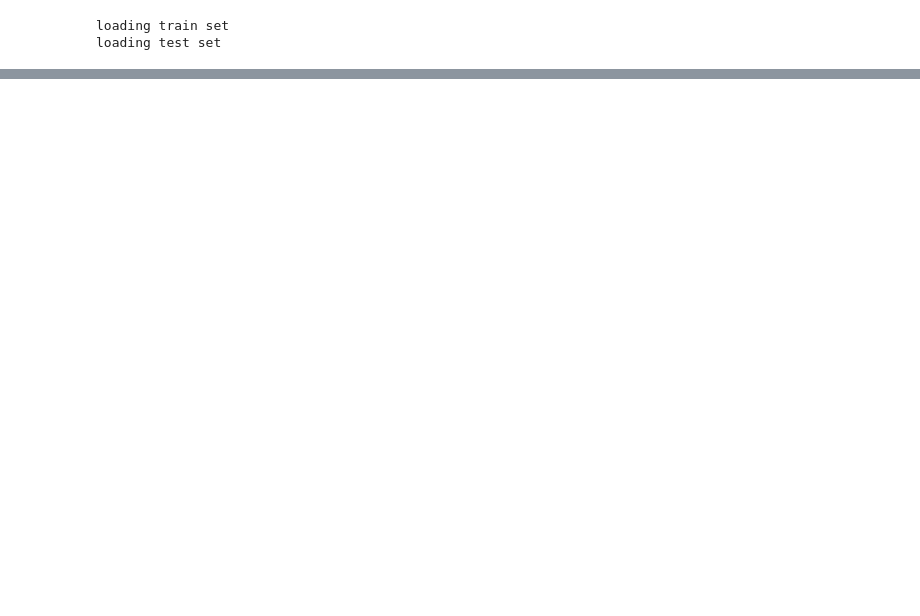
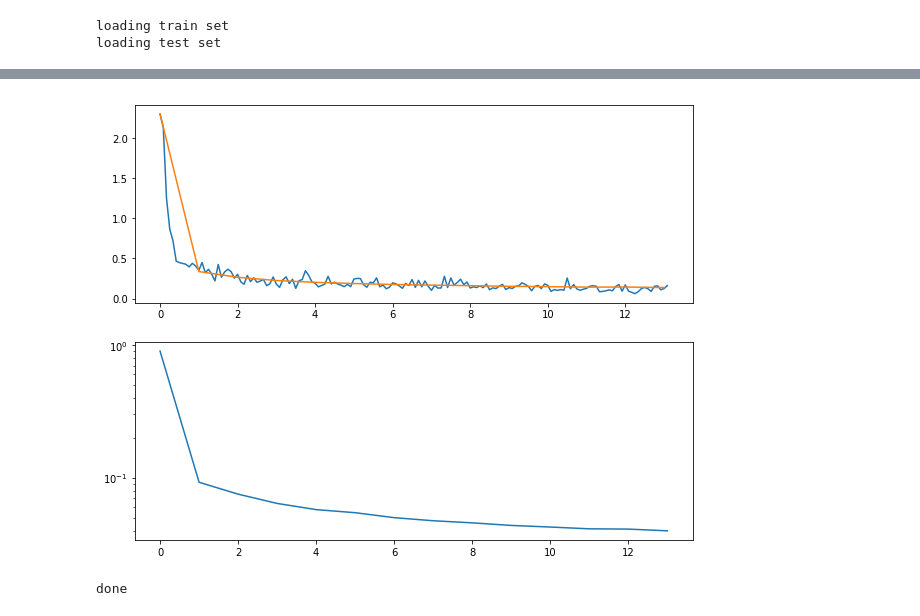
Before and after one commit to agerasev/neural, a Jupyter notebook: digits.ipynb, the cells around one changed output, grey strips where cells are left out. Saved outputs shown, nothing was run; the diff lists cells and outputs as text; code cells hidden in the pictures; blank space fills up the shorter version.

```diff
--- a/digits.ipynb
+++ b/digits.ipynb
@@ -77,5 +88,2 @@ layers = [Bias(sx), Sigmoid(), Affine(sx, sh), Bias(sh), Sigmoid(), Affine(sh, s
 links = [(i - 1, i) for i in range(len(layers))] + [(len(layers) - 1, -1)]
 net = Net(layers, links)
-# %%
-y, m = net.feed_mem(train_images[0].reshape(-1))
-print(y)
@@ -85,5 +89,0 @@ print(y)
-# %%
-grad = net.newgrad()
-dx = net.backprop(grad, m, y)
-print(dx)
-net.learn(grad)
@@ -97,7 +90,9 @@ def shuffle_set(labels, images):
 # %%
 epoch = 0
 pos = 0
-smooth_loss = 0.0
+smooth_loss = None
+train_history, test_history = [[], []], [[], [], []]
 # %%
 batch_size = 10
-learning_rate = 3e-1
+learning_rate = 1e-2
+optim = SGD(learning_rate)
@@ -210,0 +99,56 @@ for digit in range(10):
+# %%
+done = False
+def signal_handler(signal, frame):
+    global done
+    done = True
+signal.signal(signal.SIGINT, signal_handler)
+
+while not done:
+    if pos == 0:
+        _train_labels, _train_images = shuffle_set(train_labels, train_images)
+
+    grad = net.newgrad()
+    loss = 0.0
+    for label, image in zip(_train_labels[pos:pos+batch_size], _train_images[pos:pos+batch_size]):
+        y, m = net.feed_mem(image.reshape(-1))
+        smy = softmax(y)
+        dy = ce_softmax_deriv(smy, label)
+        net.backprop(grad, m, dy)
+        loss += ce_loss(smy, label)
+    optim.learn(net, grad, batch_size=batch_size)
+    loss /= batch_size
+
+    if smooth_loss is None:
+        smooth_loss = loss
+    smooth_loss = 0.9*smooth_loss + 0.1*loss
+    fepoch = epoch + pos/train_labels.shape[0]
+
+    if pos == 0:
+        loss = 0.0
+        accuracy = 0
+        for label, image in zip(test_labels, test_images):
+            y = net.feed(image.reshape(-1))
+            smy = softmax(y)
+            loss += ce_loss(smy, label)
+            accuracy += (np.argmax(y) == label)
+        loss /= test_labels.shape[0]
+        accuracy /= test_labels.shape[0]
+        test_history[0].append(fepoch)
+        test_history[1].append(loss)
+        test_history[2].append(1.0 - accuracy)
+
+    if (pos//batch_size) % 500 == 0:
+        train_history[0].append(fepoch)
+        train_history[1].append(smooth_loss)
+        clear_output(wait=True)
+        plot(train_history, test_history)
+
+    pos += batch_size
+    if pos >= train_labels.shape[0]:
+        pos = 0
+        epoch += 1
+
+print("done")
+# %% [output]
+[figure, added]
+done
```
Also changed, not shown: parts of 11 cells of this notebook, 5 other files.
